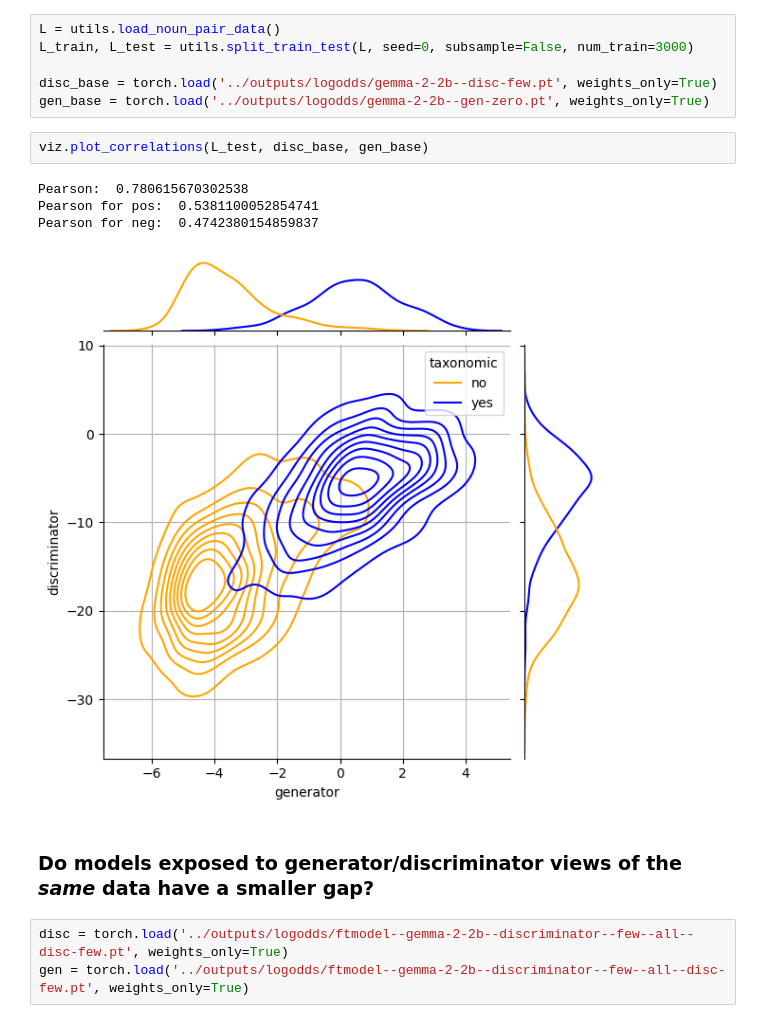
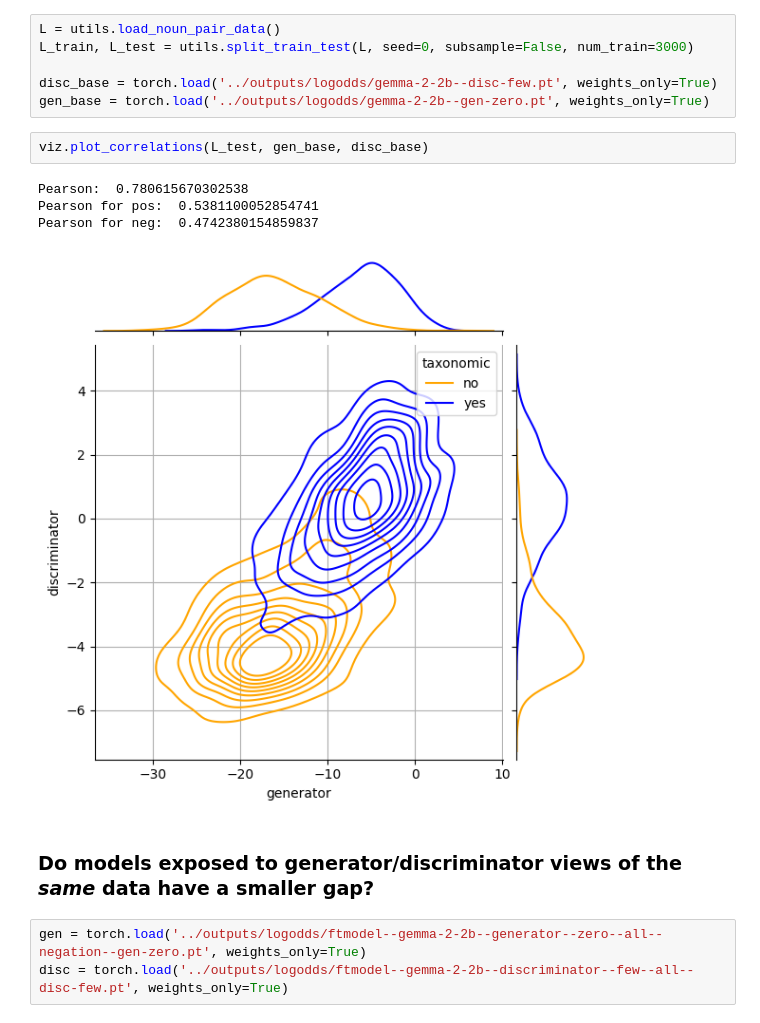
Before and after one commit to juand-r/lexical-inconsistency, a Jupyter notebook: notebooks/discriminator-validator.ipynb, the cells around one changed output. Cells and saved outputs as stored; diff of their text form.

```diff
--- a/notebooks/discriminator-validator.ipynb
+++ b/notebooks/discriminator-validator.ipynb
@@ -20,14 +20,14 @@ L_train, L_test = utils.split_train_test(L, seed=0, subsample=False, num_train=3
 disc_base = torch.load('../outputs/logodds/gemma-2-2b--disc-few.pt', weights_only=True)
 gen_base = torch.load('../outputs/logodds/gemma-2-2b--gen-zero.pt', weights_only=True)
 # %%
-viz.plot_correlations(L_test, disc_base, gen_base)
+viz.plot_correlations(L_test, gen_base, disc_base)
 # %% [output]
 Pearson:  0.780615670302538
 Pearson for pos:  0.5381100052854741
 Pearson for neg:  0.4742380154859837
-[figure, old version]
+[figure, new version]
 # %% [markdown]
 ### Do models exposed to generator/discriminator views of the *same* data have a smaller gap?
 # %%
+gen = torch.load('../outputs/logodds/ftmodel--gemma-2-2b--generator--zero--all--negation--gen-zero.pt', weights_only=True)
 disc = torch.load('../outputs/logodds/ftmodel--gemma-2-2b--discriminator--few--all--disc-few.pt', weights_only=True)
-gen = torch.load('../outputs/logodds/ftmodel--gemma-2-2b--discriminator--few--all--disc-few.pt', weights_only=True)
```
Also changed, not shown: parts of 1 cell of this notebook.
